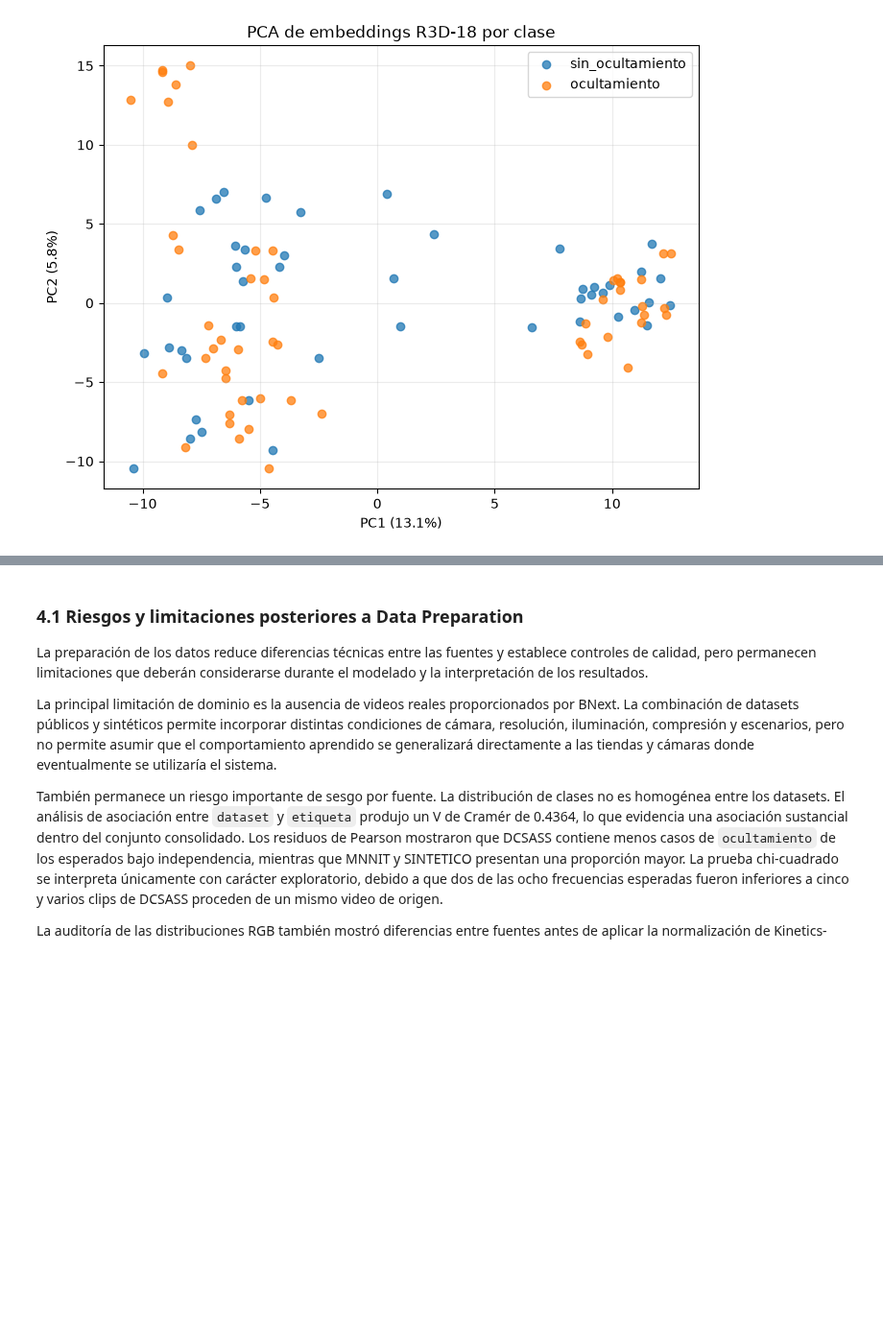
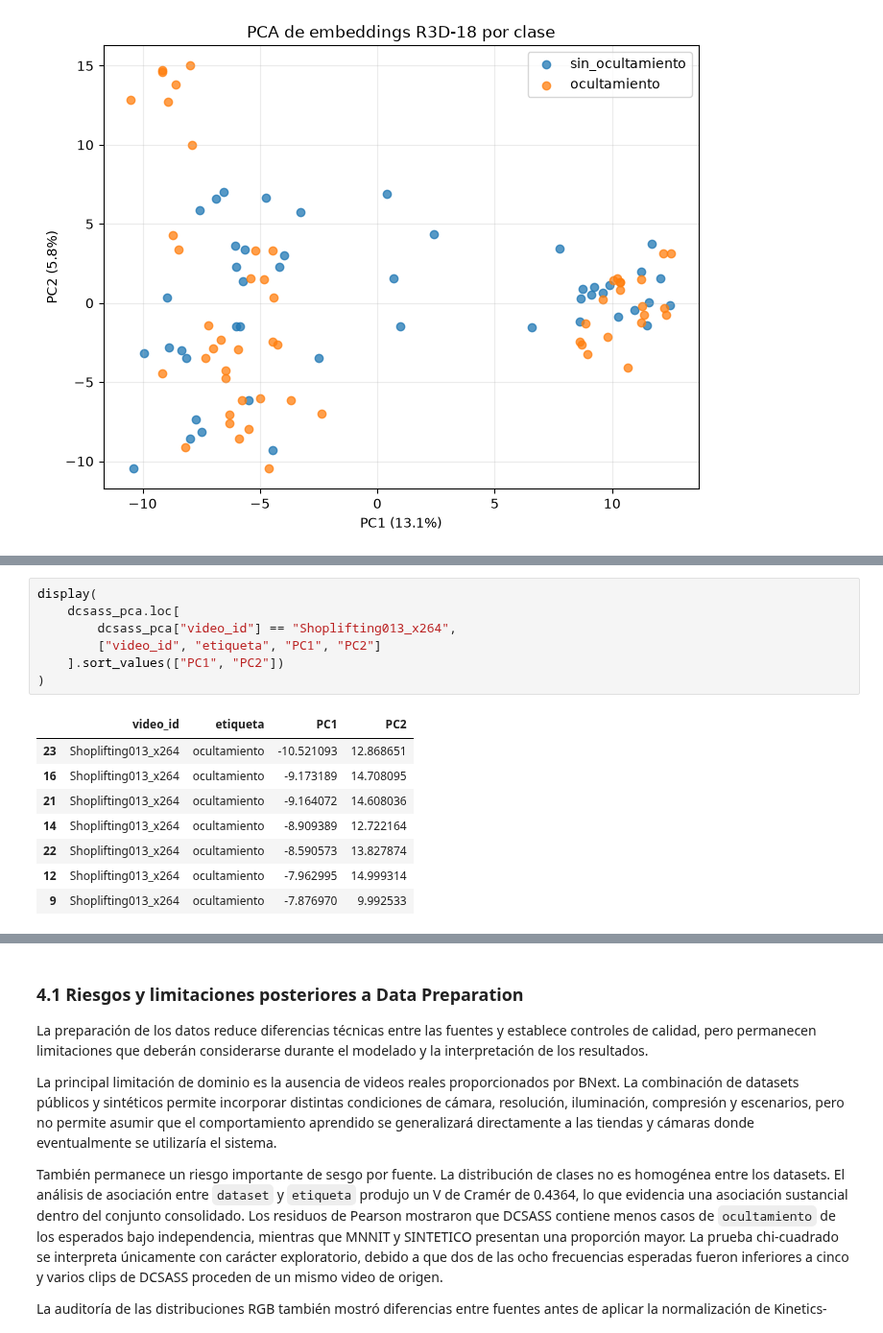
Before and after one commit to joseluistinajero/MNA---Proyecto-Integrador, a Jupyter notebook: Notebooks/Avance2_Equipo41.ipynb, the cells around one changed output, grey strips where cells are left out. Shown at 96% size. Drawn from its saved outputs; the diff is of its cells as text; blank space fills up the shorter version.

```diff
--- a/Notebooks/Avance2_Equipo41.ipynb
+++ b/Notebooks/Avance2_Equipo41.ipynb
@@ -3679,0 +3719,16 @@ Componentes para 95%: 60
+# %%
+display(
+    dcsass_pca.loc[
+        dcsass_pca["video_id"] == "Shoplifting013_x264",
+        ["video_id", "etiqueta", "PC1", "PC2"]
+    ].sort_values(["PC1", "PC2"])
+)
+# %% [output]
+|  | video_id | etiqueta | PC1 | PC2 |
+| 23 | Shoplifting013_x264 | ocultamiento | -10.521093 | 12.868651 |
+| 16 | Shoplifting013_x264 | ocultamiento | -9.173189 | 14.708095 |
+| 21 | Shoplifting013_x264 | ocultamiento | -9.164072 | 14.608036 |
+| 14 | Shoplifting013_x264 | ocultamiento | -8.909389 | 12.722164 |
+| 22 | Shoplifting013_x264 | ocultamiento | -8.590573 | 13.827874 |
+| 12 | Shoplifting013_x264 | ocultamiento | -7.962995 | 14.999314 |
+| 9 | Shoplifting013_x264 | ocultamiento | -7.876970 | 9.992533 |
```
Also changed, not shown: parts of 8 cells of this notebook.
